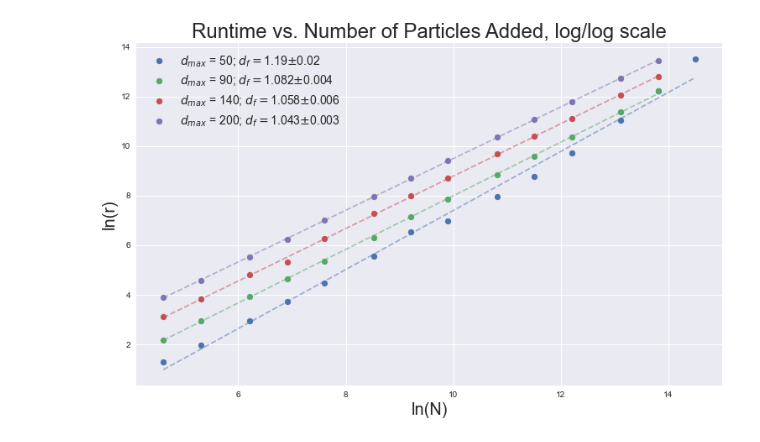
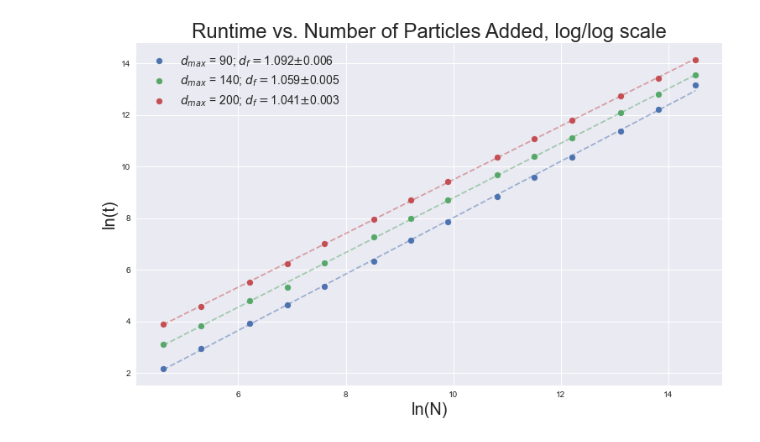
Before and after one commit to bencarter4185/dla, a Jupyter notebook: py/time_analysis.ipynb, the cells around one changed output. Saved outputs shown, nothing was run; the diff lists cells and outputs as text; code cells hidden in the pictures.

```diff
--- a/py/time_analysis.ipynb
+++ b/py/time_analysis.ipynb
@@ -82,20 +89,23 @@ plt.show()
 # %%
 # Create figure for raw data (gyration radius)
 fig = plt.figure(1)
 fig.set_size_inches(12.5, 7.5)
 ax = plt.subplot(111)
 
 
 ax.set_title("Runtime vs. Number of Particles Added, log/log scale", fontsize=24)
 ax.set_xlabel("ln(N)", fontsize=20)
-ax.set_ylabel("ln(r)", fontsize=20)
+ax.set_ylabel("ln(t)", fontsize=20)
 
 
-for df in [df_50, df_90, df_140, df_200]:
+# for df in [df_50, df_90, df_140, df_200]:
+#     plot_runtime(df = df, ax = ax)
+
+for df in [df_90, df_140, df_200]:
     plot_runtime(df = df, ax = ax)
 
 ax.legend(fontsize = 14)
 
 plt.show()
 # %% [output]
-[figure, old version]
+[figure, new version]
```
Also changed, not shown: parts of 2 cells of this notebook.
